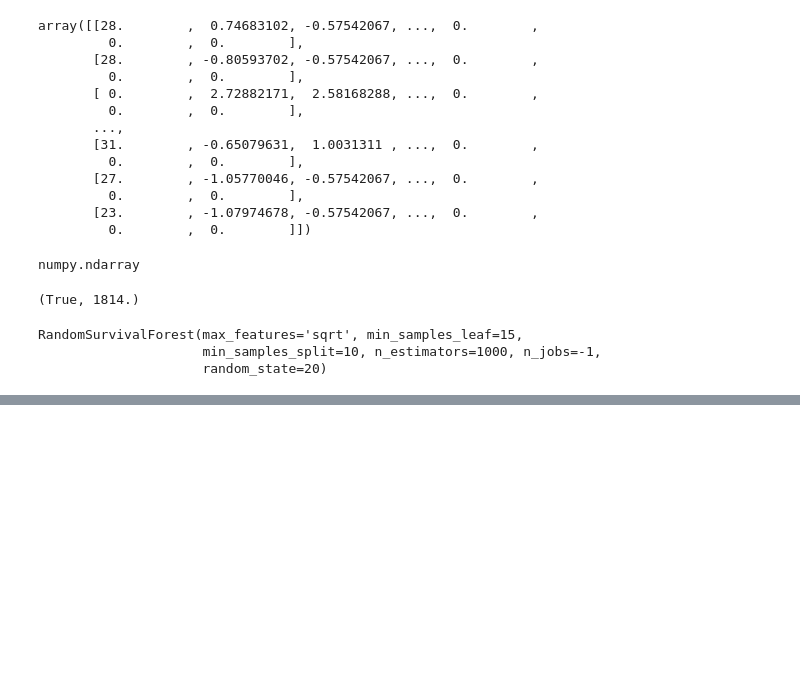
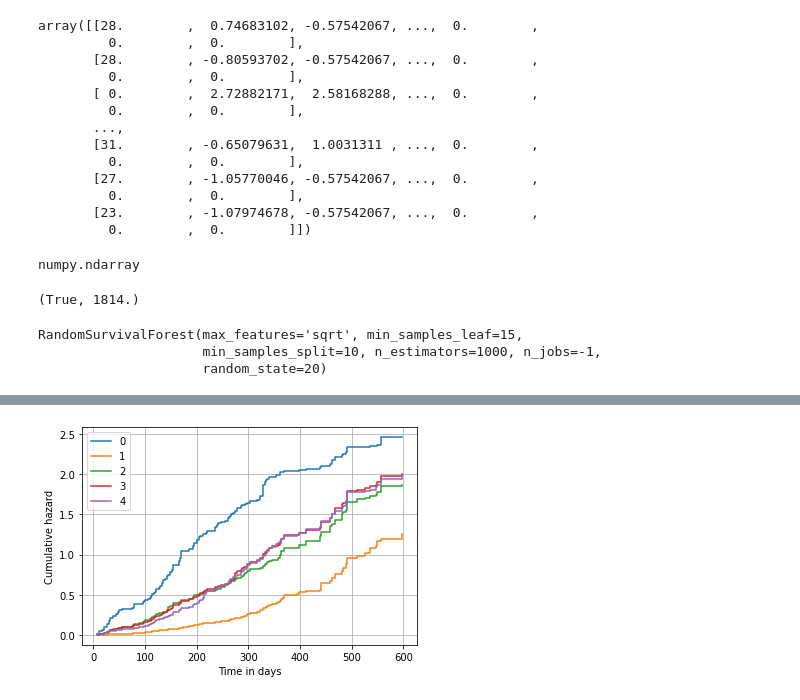
Before and after one commit to aiBotShubham/MA691-Cobra-5, a Jupyter notebook: Random Survival Forest.ipynb, the cells around one changed output, grey strips where cells are left out. Drawn from its saved outputs; the diff is of its cells as text; code cells hidden in the pictures; blank space fills up the shorter version.

```diff
--- a/Random Survival Forest.ipynb
+++ b/Random Survival Forest.ipynb
@@ -260,0 +326,11 @@ rsf.score(X_test, y_test)
+# %%
+surv = rsf.predict_cumulative_hazard_function(X[:5], return_array=True)
+
+for i, s in enumerate(surv):
+    plt.step(rsf.event_times_, s, where="post", label=str(i))
+plt.ylabel("Cumulative hazard")
+plt.xlabel("Time in days")
+plt.legend()
+plt.grid(True)
+# %% [output]
+[figure, added]
```
Also changed, not shown: parts of 8 cells of this notebook, 5 other files.
